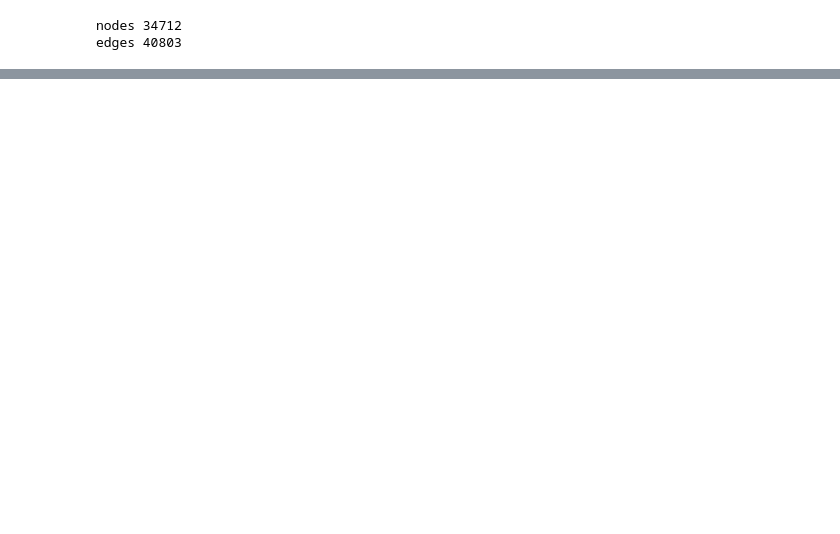
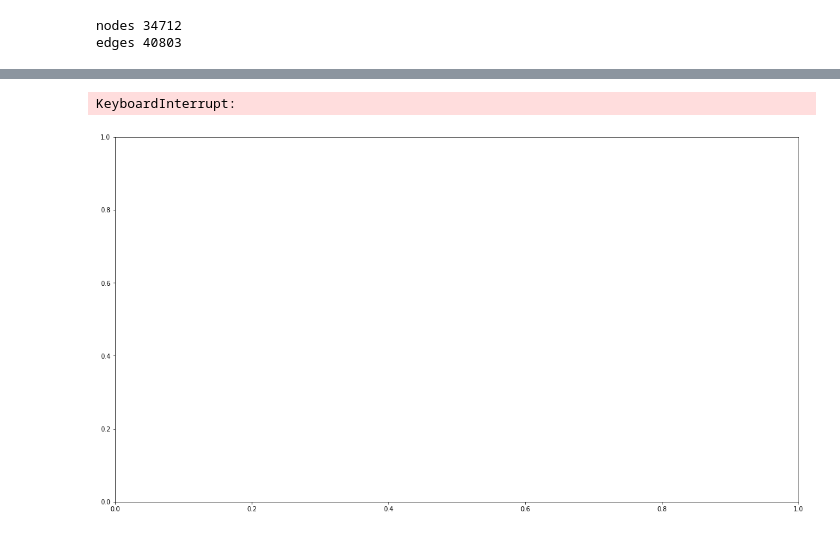
Before and after one commit to JulesBelveze/yelp-dataset-analysis, a Jupyter notebook: FinalProject.ipynb, the cells around one changed output, grey strips where cells are left out. Cells and saved outputs as stored; diff of their text form; code cells hidden in the pictures; blank space fills up the shorter version.

Commit message:
user distributions

```diff
--- a/FinalProject.ipynb
+++ b/FinalProject.ipynb
@@ -681,0 +682,32 @@ Text(0.5,1,'Degree distribution')
+# %%
+import statistics
+import matplotlib.pyplot as plt
+import numpy as np
+
+plt.rcParams["figure.figsize"] = [15, 8];
+
+node_size = []
+for elt in list(user_nw_undir.degree()):
+    node_size.append(int(elt[1]*5))
+
+# here we compute the color of each node regarding their degree
+max_size = np.max(node_size)
+med_size = statistics.median(node_size)
+min_size = np.min(node_size)
+
+def aggregateColors(size):
+    if size <= med_size:
+        x = (255*(size - min_size)/(med_size - min_size))
+        return (1,x/255,0)
+    else:
+        x = (255*(size - med_size)/(max_size - med_size))
+        return ((255 - x)/255,1,0)
+
+colors = [aggregateColors(size) for size in node_size]
+
+nx.draw(user_nw_undir, positions, node_size=1, node_color=colors, width=.1)
+plt.title("Network of business linked by elite users")
+plt.savefig("network_business.png")
+# %% [output]
+KeyboardInterrupt:
+[figure, added]
```
Also changed, not shown: parts of 13 cells of this notebook, 5 other files.
